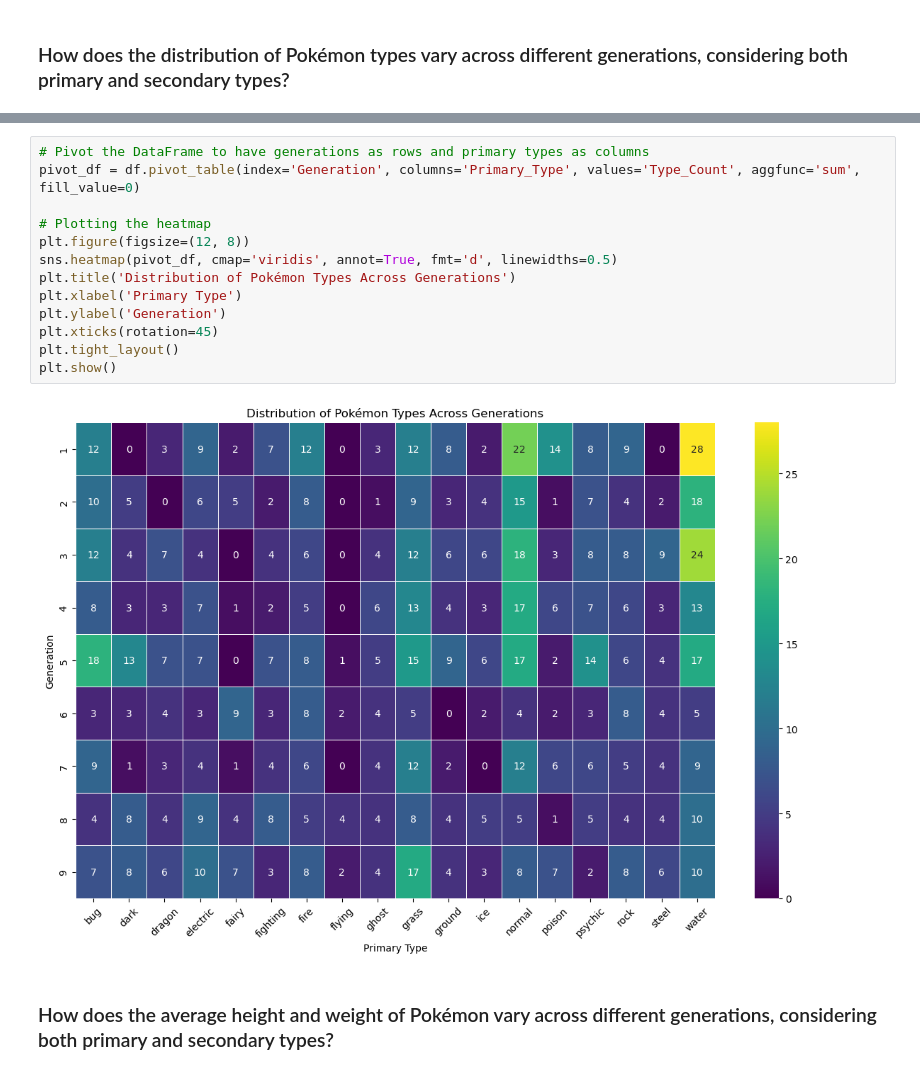
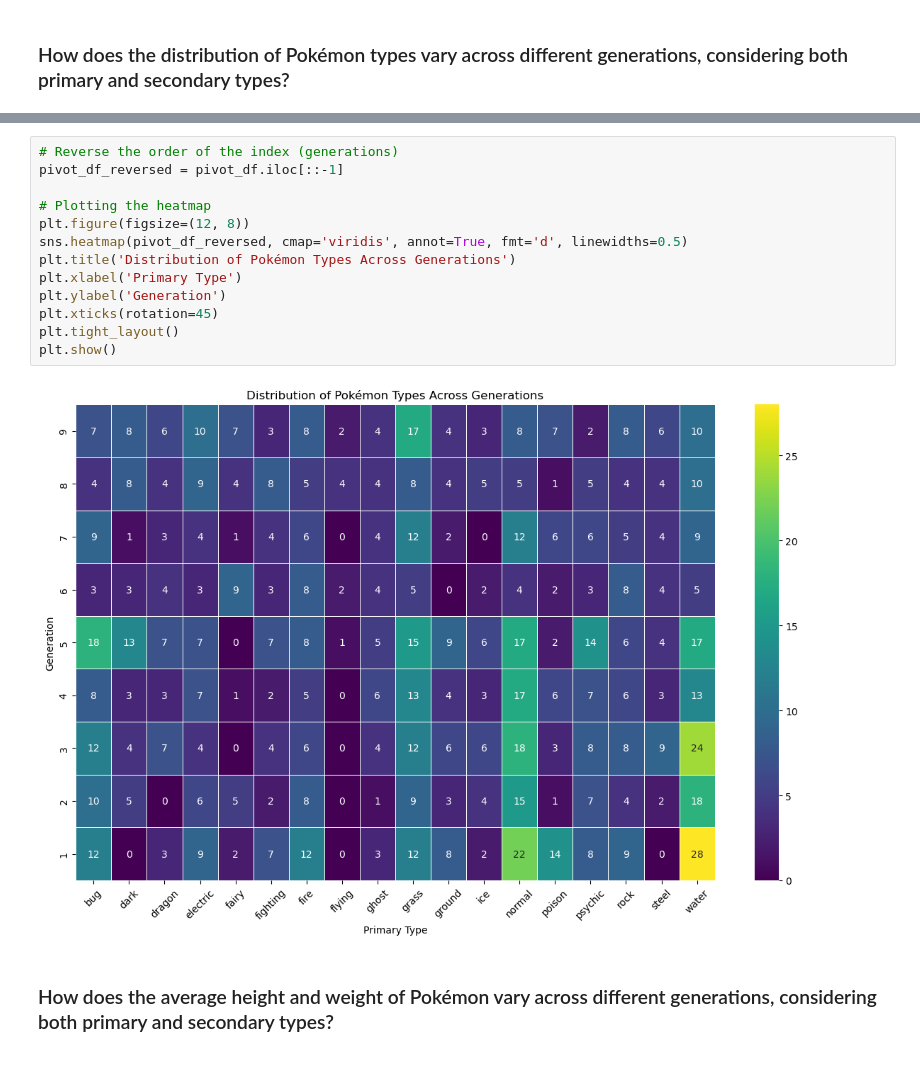
Before and after one commit to mohitjain2/Syndicate, a Jupyter notebook: EDA.ipynb, the cells around one changed output, grey strips where cells are left out. Cells and saved outputs as stored; diff of their text form.

```diff
--- a/EDA.ipynb
+++ b/EDA.ipynb
@@ -705,21 +734,21 @@ df
 | 445 | water | fighting | 9 | 1 |
 | 446 | water | psychic | 9 | 1 |
 447 rows × 4 columns
-# %%
-# Pivot the DataFrame to have generations as rows and primary types as columns
-pivot_df = df.pivot_table(index='Generation', columns='Primary_Type', values='Type_Count', aggfunc='sum', fill_value=0)
-
-# Plotting the heatmap
-plt.figure(figsize=(12, 8))
-sns.heatmap(pivot_df, cmap='viridis', annot=True, fmt='d', linewidths=0.5)
-plt.title('Distribution of Pokémon Types Across Generations')
-plt.xlabel('Primary Type')
-plt.ylabel('Generation')
-plt.xticks(rotation=45)
-plt.tight_layout()
-plt.show()
-# %% [output]
-[figure, removed]
+# %%
+# Reverse the order of the index (generations)
+pivot_df_reversed = pivot_df.iloc[::-1]
+
+# Plotting the heatmap
+plt.figure(figsize=(12, 8))
+sns.heatmap(pivot_df_reversed, cmap='viridis', annot=True, fmt='d', linewidths=0.5)
+plt.title('Distribution of Pokémon Types Across Generations')
+plt.xlabel('Primary Type')
+plt.ylabel('Generation')
+plt.xticks(rotation=45)
+plt.tight_layout()
+plt.show()
+# %% [output]
+[figure, added]
 # %% [markdown]
 ### How does the average height and weight of Pokémon vary across different generations, considering both primary and secondary types?
 # %%
```
Also changed, not shown: parts of 52 cells of this notebook.
